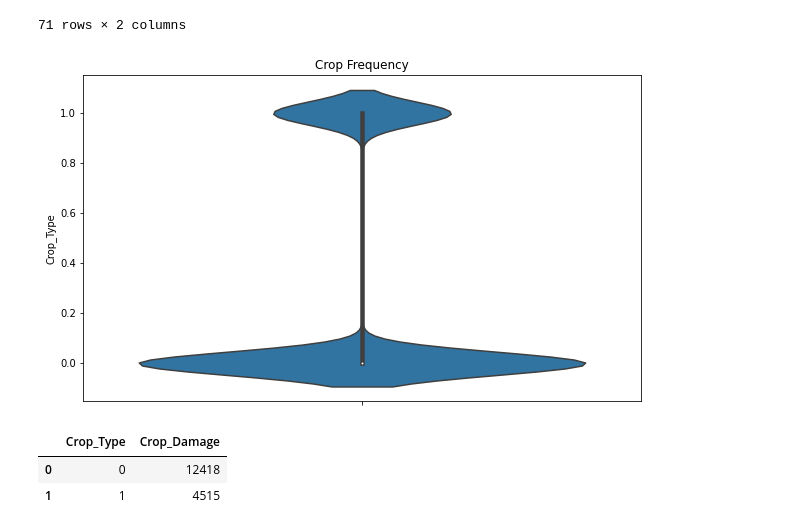
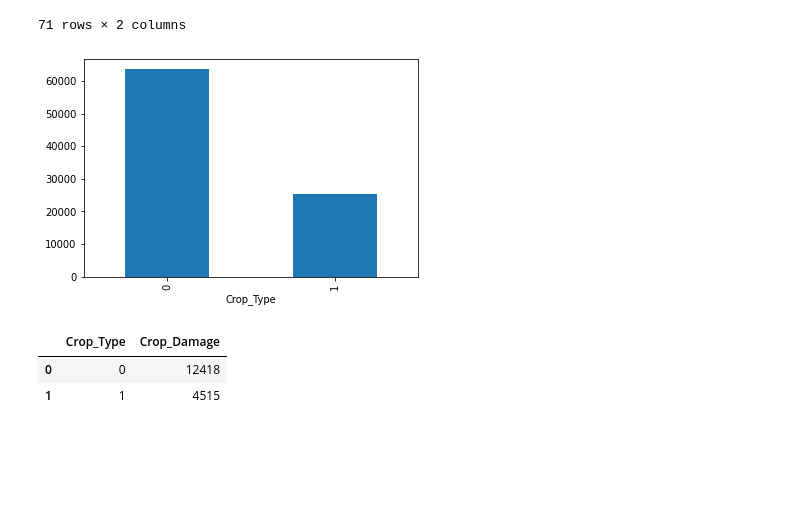
Before and after one commit to TracyRenee61/AV-Agriculture, a Jupyter notebook: AV_Agriculture_XGBoost.ipynb, the cells around one changed output. Cells and saved outputs as stored; diff of their text form; code cells hidden in the pictures; blank space fills up the shorter version.

```diff
--- a/AV_Agriculture_XGBoost.ipynb
+++ b/AV_Agriculture_XGBoost.ipynb
@@ -265,14 +254,11 @@ insect
 | 69 | 4096 | 111 |
 | 70 | 4097 | 52 |
 71 rows × 2 columns
-# %%
-plt.figure(figsize=(10,6))
-plt.title("Crop Frequency")
-sns.axes_style("dark")
-sns.violinplot(y=train["Crop_Type"])
-plt.show()
-# %% [output]
-[figure, removed]
+# %%
+train.groupby('Crop_Type').Crop_Damage.count().plot.bar(ylim=0)
+plt.show()
+# %% [output]
+[figure, added]
 # %%
 crop = train.groupby(by=("Crop_Type"))["Crop_Damage"].sum().reset_index()
 crop
```
Also changed, not shown: parts of 54 cells of this notebook.
